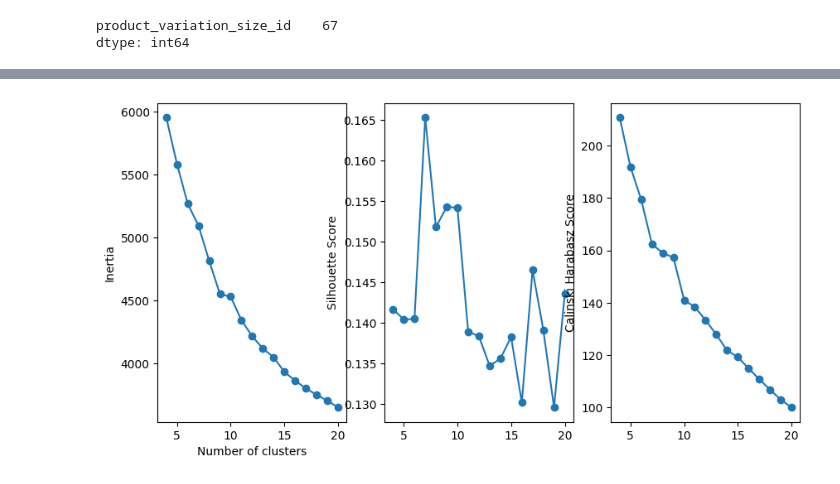
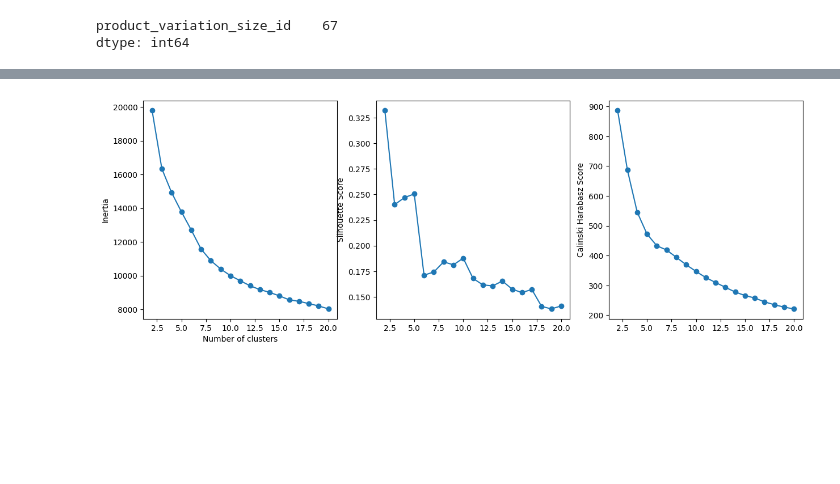
Before and after one commit to MilicaRangelov/Masinsko_ucenje, a Jupyter notebook: drugi_projekat/summer_clothes_notebook.ipynb, the cells around one changed output, grey strips where cells are left out. Saved outputs shown, nothing was run; the diff lists cells and outputs as text; code cells hidden in the pictures; blank space fills up the shorter version.

```diff
--- a/drugi_projekat/summer_clothes_notebook.ipynb
+++ b/drugi_projekat/summer_clothes_notebook.ipynb
@@ -590,5 +596,5 @@ df_tags_coded.tail()
 # %%
-data = df.copy()
+data = df_tags_embedded.copy()
 # %%
 def log_transform(df, column):
     minimum = df[column].min()
@@ -598,8 +604,9 @@ def log_transform(df, column):
     return df
 
 
-cols_for_log_transform = ['merchant_rating_count', 'rating_five_count', 'rating_four_count',
-                          'rating_three_count', 'rating_two_count', 'rating_one_count', 'retail_price']
+# cols_for_log_transform = ['merchant_rating_count', 'rating_five_count', 'rating_four_count',
+#                           'rating_three_count', 'rating_two_count', 'rating_one_count', 'retail_price']
+cols_for_log_transform = ['retail_price']
 for col in cols_for_log_transform:
     data = log_transform(data, col)
 # %%
@@ -628,8 +638,11 @@ data = remove_outliers_iqr(data, 'merchant_rating')
 # %%
 cols_to_scale = ['retail_price', 'units_sold', 'uses_ad_boosts', 'rating_count', 'badges_count', 'badge_local_product', 'badge_product_quality', 'badge_fast_shipping', 'product_variation_inventory', 'shipping_option_price', 'shipping_is_express',
-                 'countries_shipped_to', 'inventory_total', 'merchant_rating_count', 'merchant_has_profile_picture', 'price', 'rating', 'rating_five_count', 'rating_four_count', 'rating_three_count', 'rating_two_count', 'rating_one_count', 'merchant_rating']
+                 'countries_shipped_to', 'inventory_total', 'merchant_rating_count', 'merchant_has_profile_picture', 'price', 'rating', 'rating_five_count', 'rating_four_count', 'rating_three_count', 'rating_two_count', 'rating_one_count', 'merchant_rating', 'product_variation_size_id']
+cols_to_scale = ['rating_count', 'units_sold', 'inventory_total', 'retail_price',
+                 'product_variation_inventory', 'product_variation_size_id', 'countries_shipped_to']
 
 scaler = MinMaxScaler((-1, 1))
+scaler = StandardScaler()
 data[cols_to_scale] = scaler.fit_transform(data[cols_to_scale])
 # %%
 # check for nan values
@@ -676,6 +668,6 @@ data.describe()
 # %%
-if 'product_variation_size_id' in data.columns:
-    data.drop(columns=['product_variation_size_id'], axis=0, inplace=True)
+# if 'product_variation_size_id' in data.columns:
+#     data.drop(columns=['product_variation_size_id'], axis=0, inplace=True)
 # %%
 data.columns
 # %% [output]
@@ -717,29 +709,29 @@ data = pd.DataFrame(imputer.fit_transform(data), columns=data.columns)
 # %%
-k_range = range(4, 21)
+k_range = range(2, 21)
 inertia = []
 silhouette = []
 calinski = []
 for k in k_range:
     kmeans = KMeans(n_clusters=k, random_state=42)
     kmeans.fit(data)
     inertia.append(kmeans.inertia_)
     silhouette.append(metrics.silhouette_score(data, kmeans.labels_))
     calinski.append(metrics.calinski_harabasz_score(data, kmeans.labels_))
 
-plt.figure(figsize=(10, 5))
+plt.figure(figsize=(15, 5))
 plt.subplot(1, 3, 1)
 plt.plot(k_range, inertia, marker='o')
 plt.xlabel('Number of clusters')
 plt.ylabel('Inertia')
 plt.subplot(1, 3, 2)
 plt.plot(k_range, silhouette, marker='o')
 plt.ylabel('Silhouette Score')
 plt.subplot(1, 3, 3)
 plt.plot(k_range, calinski, marker='o')
 plt.ylabel('Calinski Harabasz Score')
 plt.show()
 # %% [output]
-[figure, old version]
+[figure, new version]
 # %%
 # apply pca
 from sklearn.decomposition import PCA
```
Also changed, not shown: parts of 25 cells of this notebook.
